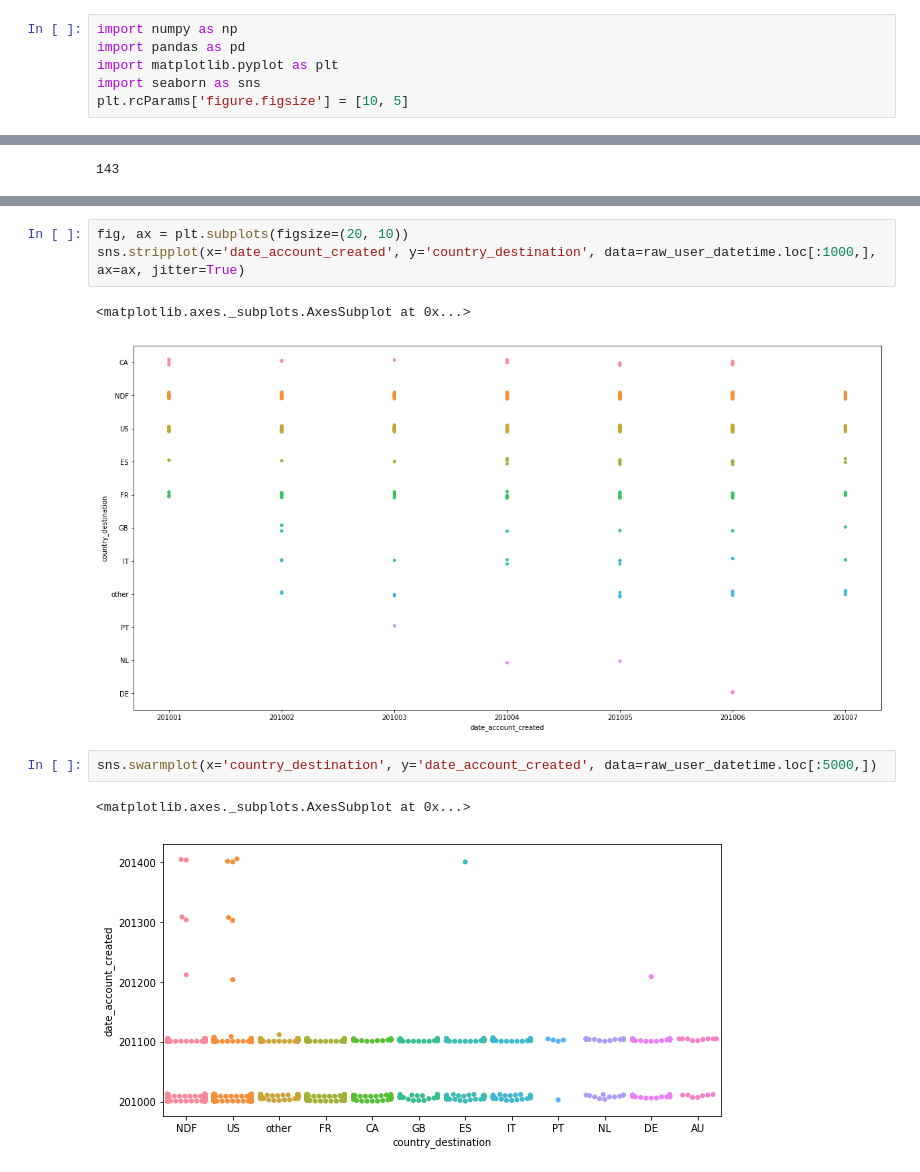
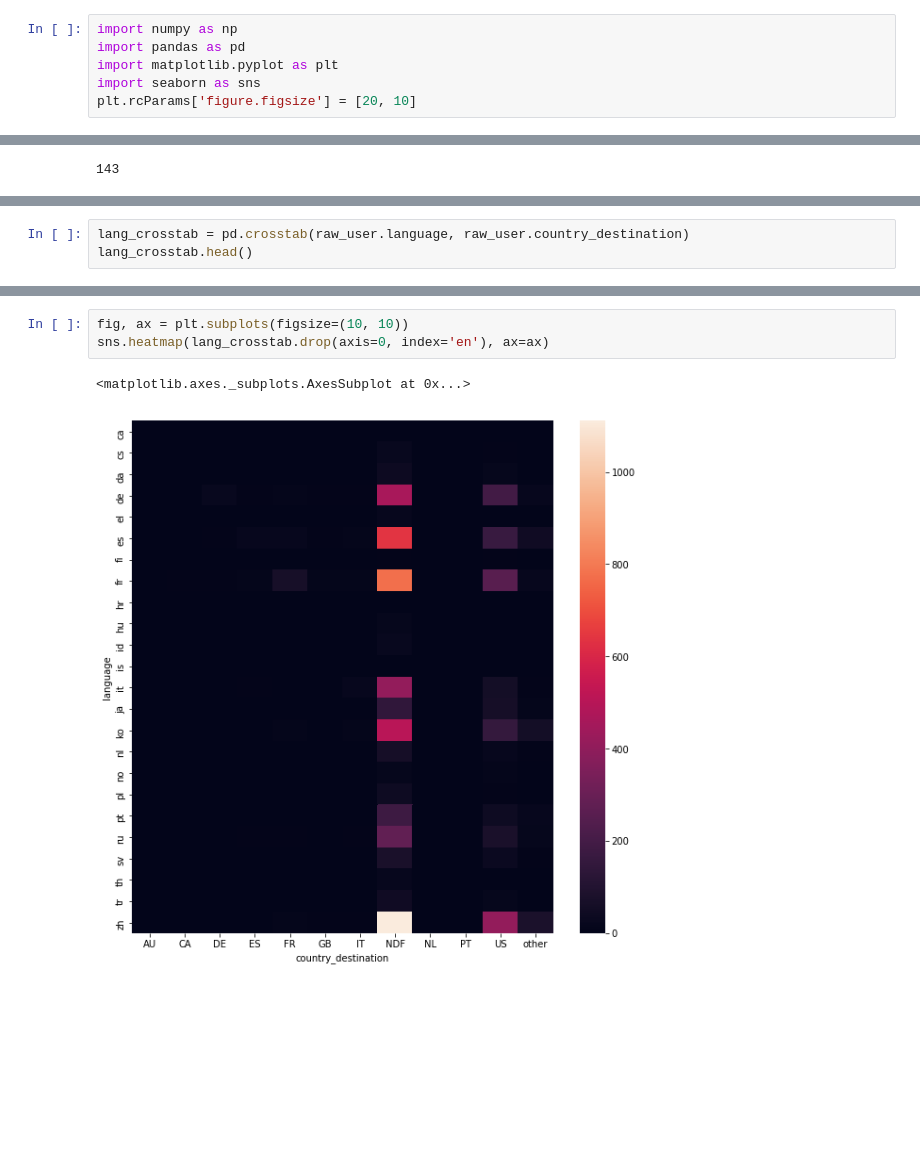
Before and after one commit to khanhduyn/coderschool_ml_jul18, a Jupyter notebook: kaggle/airbnb/kaggle_airbnb.ipynb, the cells around one changed output, grey strips where cells are left out. Drawn from its saved outputs; the diff is of its cells as text; blank space fills up the shorter version.

```diff
--- a/kaggle/airbnb/kaggle_airbnb.ipynb
+++ b/kaggle/airbnb/kaggle_airbnb.ipynb
@@ -3,7 +3,7 @@ import numpy as np
 import pandas as pd
 import matplotlib.pyplot as plt
 import seaborn as sns
-plt.rcParams['figure.figsize'] = [10, 5]
+plt.rcParams['figure.figsize'] = [20, 10]
 # %% [markdown]
 ## Train_users dataset
 # %%
@@ -247,0 +444,3 @@ raw_user_datetime.head(10)
+# %%
+lang_crosstab = pd.crosstab(raw_user.language, raw_user.country_destination)
+lang_crosstab.head()
@@ -248,11 +455,6 @@ raw_user_datetime.head(10)
 # %%
-fig, ax = plt.subplots(figsize=(20, 10))
-sns.stripplot(x='date_account_created', y='country_destination', data=raw_user_datetime.loc[:1000,], ax=ax, jitter=True)
+fig, ax = plt.subplots(figsize=(10, 10))
+sns.heatmap(lang_crosstab.drop(axis=0, index='en'), ax=ax)
 # %% [output]
 <matplotlib.axes._subplots.AxesSubplot at 0x...>
-[figure, old version]
+[figure, new version]
-# %%
-sns.swarmplot(x='country_destination', y='date_account_created', data=raw_user_datetime.loc[:5000,])
-# %% [output]
-<matplotlib.axes._subplots.AxesSubplot at 0x...>
-[figure, removed]
```
Also changed, not shown: parts of 37 cells of this notebook.
